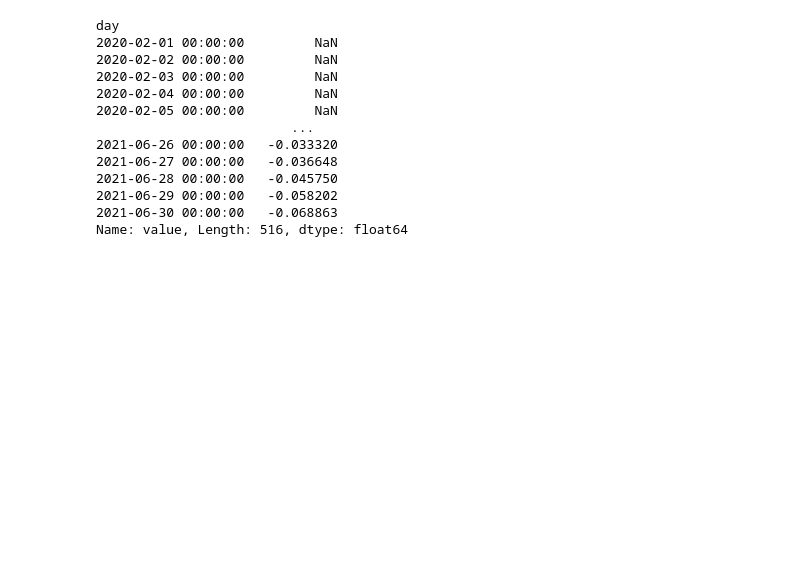
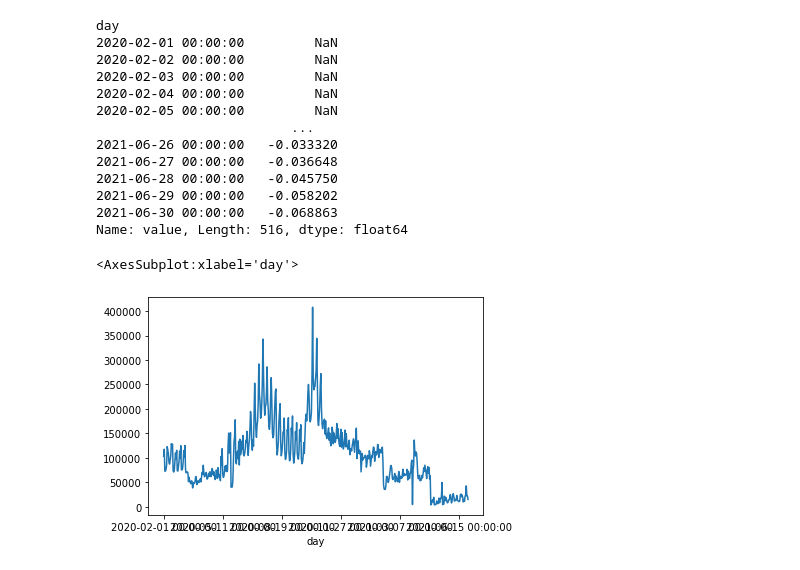
Before and after one commit to DanielAndreasen/covid-datathon21-mobility, a Jupyter notebook: notebooks/data_import-2_tidy_up.ipynb, the cells around one changed output. Saved outputs shown, nothing was run; the diff lists cells and outputs as text; code cells hidden in the pictures; blank space fills up the shorter version.

```diff
--- a/notebooks/data_import-2_tidy_up.ipynb
+++ b/notebooks/data_import-2_tidy_up.ipynb
@@ -246,3 +246,10 @@ day
 2021-06-29 00:00:00   -0.058202
 2021-06-30 00:00:00   -0.068863
 Name: value, Length: 516, dtype: float64
+# %%
+df_long = df_merged[df_merged["bin"] == "long"]
+df_long_sum = df_long.groupby("day").sum()
+df_long_sum["value"].plot()
+# %% [output]
+<AxesSubplot:xlabel='day'>
+[figure, added]
```
Also changed, not shown: parts of 6 cells of this notebook.
